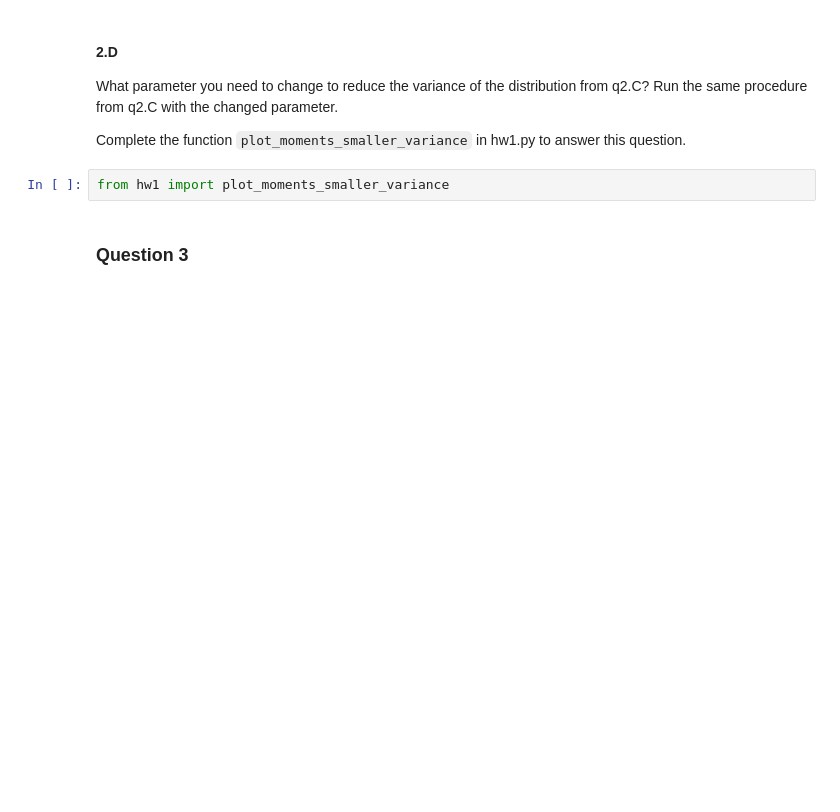
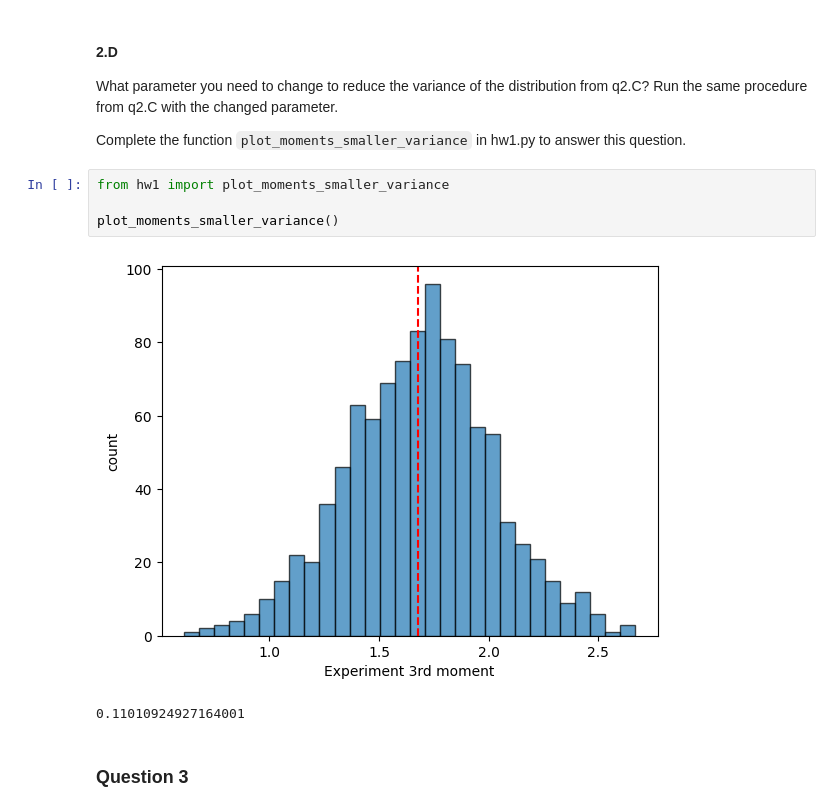
Before and after one commit to aviferdman/Statistics-and-Data-Analysis, a Jupyter notebook: hw1/hw1/HW1.ipynb, the cells around one changed output. Saved outputs shown, nothing was run; the diff lists cells and outputs as text; blank space fills up the shorter version.

```diff
--- a/hw1/hw1/HW1.ipynb
+++ b/hw1/hw1/HW1.ipynb
@@ -122,6 +143,11 @@ Run the same procedure from q2.C with the changed parameter.
 Complete the function `plot_moments_smaller_variance` in hw1.py to answer this question.
 # %%
 from hw1 import plot_moments_smaller_variance
+
+plot_moments_smaller_variance()
+# %% [output]
+[figure, added]
+0.11010924927164001
 # %% [markdown]
 ### Question 3
 # %% [markdown]
```
Also changed, not shown: parts of 8 cells of this notebook, 1 other file.
